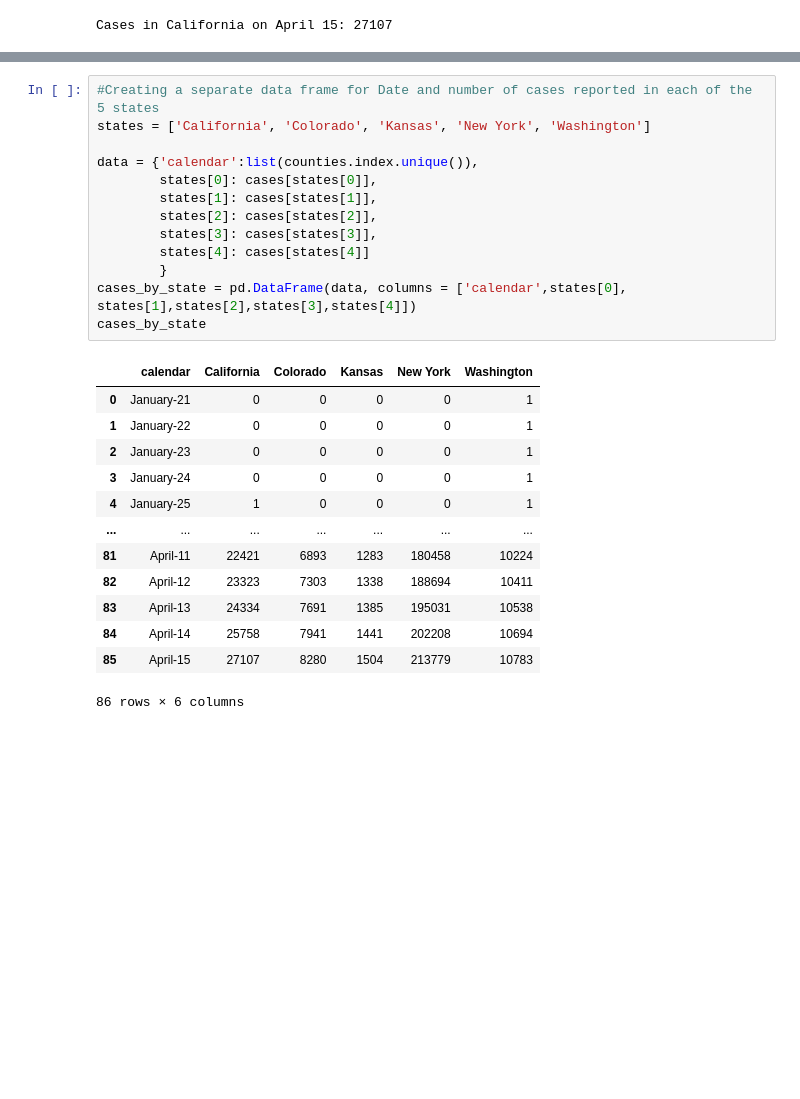
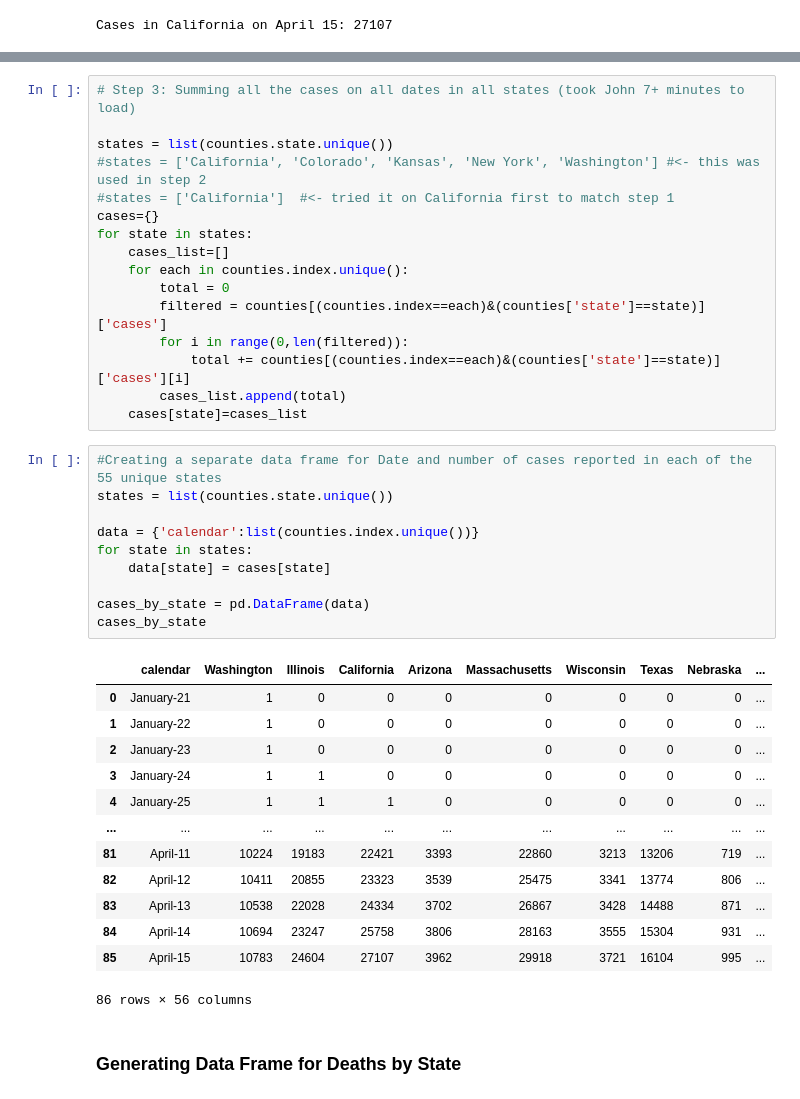
Before and after one commit to CSJohnLee/COVID19_Project, a Jupyter notebook: Lee_EDA.ipynb, the cells around one changed output, grey strips where cells are left out. Drawn from its saved outputs; the diff is of its cells as text; blank space fills up the shorter version.

Commit message:
updated files and uploaded pickled dataframes

```diff
--- a/Lee_EDA.ipynb
+++ b/Lee_EDA.ipynb
@@ -72,27 +59,42 @@ cases
+# %%
+# Step 3: Summing all the cases on all dates in all states (took John 7+ minutes to load)
+
+states = list(counties.state.unique())
+#states = ['California', 'Colorado', 'Kansas', 'New York', 'Washington'] #<- this was used in step 2
+#states = ['California']  #<- tried it on California first to match step 1
+cases={}
+for state in states:
+    cases_list=[]
+    for each in counties.index.unique():
+        total = 0
+        filtered = counties[(counties.index==each)&(counties['state']==state)]['cases']
+        for i in range(0,len(filtered)):
+            total += counties[(counties.index==each)&(counties['state']==state)]['cases'][i]
+        cases_list.append(total)
+    cases[state]=cases_list
 # %%
-#Creating a separate data frame for Date and number of cases reported in each of the 5 states
-states = ['California', 'Colorado', 'Kansas', 'New York', 'Washington']
+#Creating a separate data frame for Date and number of cases reported in each of the 55 unique states
+states = list(counties.state.unique())
 
-data = {'calendar':list(counties.index.unique()),
-        states[0]: cases[states[0]],
-        states[1]: cases[states[1]],
-        states[2]: cases[states[2]],
-        states[3]: cases[states[3]],
-        states[4]: cases[states[4]]
-        }
-cases_by_state = pd.DataFrame(data, columns = ['calendar',states[0], states[1],states[2],states[3],states[4]])
+data = {'calendar':list(counties.index.unique())}
+for state in states:
+    data[state] = cases[state]
+
+cases_by_state = pd.DataFrame(data)
 cases_by_state
 # %% [output]
-|  | calendar | California | Colorado | Kansas | New York | Washington |
-| 0 | January-21 | 0 | 0 | 0 | 0 | 1 |
-| 1 | January-22 | 0 | 0 | 0 | 0 | 1 |
-| 2 | January-23 | 0 | 0 | 0 | 0 | 1 |
-| 3 | January-24 | 0 | 0 | 0 | 0 | 1 |
-| 4 | January-25 | 1 | 0 | 0 | 0 | 1 |
-| ... | ... | ... | ... | ... | ... | ... |
-| 81 | April-11 | 22421 | 6893 | 1283 | 180458 | 10224 |
-| 82 | April-12 | 23323 | 7303 | 1338 | 188694 | 10411 |
-| 83 | April-13 | 24334 | 7691 | 1385 | 195031 | 10538 |
-| 84 | April-14 | 25758 | 7941 | 1441 | 202208 | 10694 |
-| 85 | April-15 | 27107 | 8280 | 1504 | 213779 | 10783 |
+|  | calendar | Washington | Illinois | California | Arizona | Massachusetts | Wisconsin | Texas | Nebraska | ... |
+| 0 | January-21 | 1 | 0 | 0 | 0 | 0 | 0 | 0 | 0 | ... |
+| 1 | January-22 | 1 | 0 | 0 | 0 | 0 | 0 | 0 | 0 | ... |
+| 2 | January-23 | 1 | 0 | 0 | 0 | 0 | 0 | 0 | 0 | ... |
+| 3 | January-24 | 1 | 1 | 0 | 0 | 0 | 0 | 0 | 0 | ... |
+| 4 | January-25 | 1 | 1 | 1 | 0 | 0 | 0 | 0 | 0 | ... |
+| ... | ... | ... | ... | ... | ... | ... | ... | ... | ... | ... |
+| 81 | April-11 | 10224 | 19183 | 22421 | 3393 | 22860 | 3213 | 13206 | 719 | ... |
+| 82 | April-12 | 10411 | 20855 | 23323 | 3539 | 25475 | 3341 | 13774 | 806 | ... |
+| 83 | April-13 | 10538 | 22028 | 24334 | 3702 | 26867 | 3428 | 14488 | 871 | ... |
+| 84 | April-14 | 10694 | 23247 | 25758 | 3806 | 28163 | 3555 | 15304 | 931 | ... |
+| 85 | April-15 | 10783 | 24604 | 27107 | 3962 | 29918 | 3721 | 16104 | 995 | ... |
-86 rows × 6 columns
+86 rows × 56 columns
+# %% [markdown]
+### **Generating Data Frame for Deaths by State**
```
Also changed, not shown: parts of 13 cells of this notebook, 2 other files.
